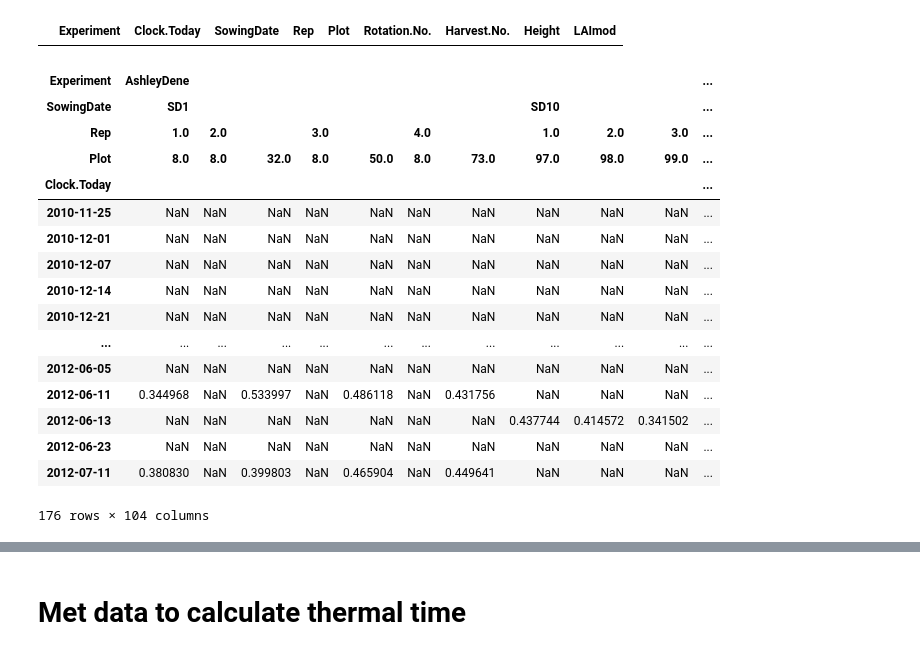
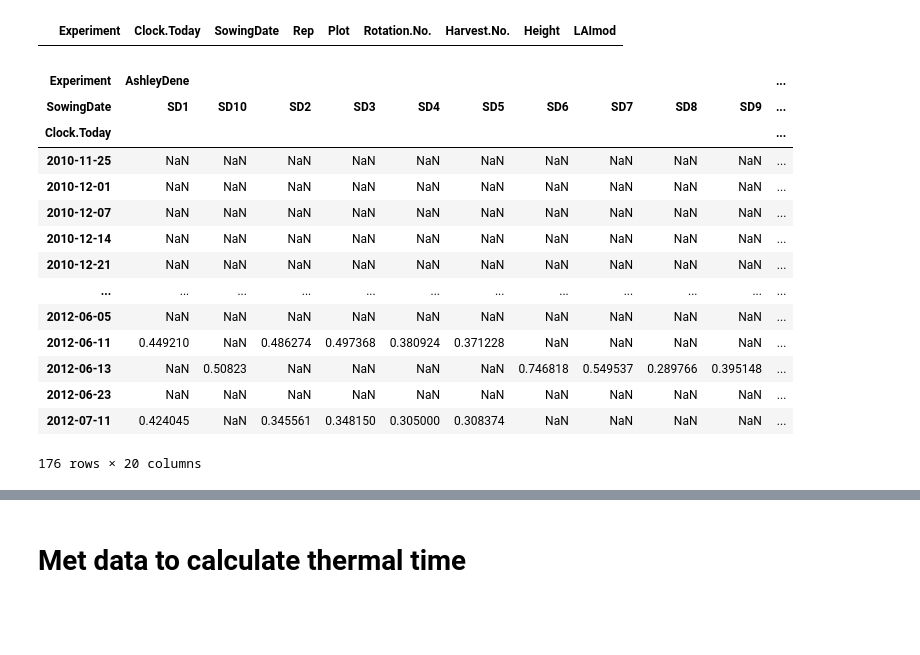
Before and after one commit to frank0434/Master, a Jupyter notebook: 02scripts/notebooks/SetUpLAIForSlurp.ipynb, the cells around one changed output, grey strips where cells are left out. Drawn from its saved outputs; the diff is of its cells as text; code cells hidden in the pictures; blank space fills up the shorter version.

```diff
--- a/02scripts/notebooks/SetUpLAIForSlurp.ipynb
+++ b/02scripts/notebooks/SetUpLAIForSlurp.ipynb
@@ -98,21 +98,18 @@ LAI_Height['k'] = 0.94
 LAI_Height['Date'] = pd.to_datetime(LAI_Height['Clock.Today']).dt.strftime('%Y %b')
 # %%
 LAI = LAI_Height.pivot_table(index = 'Clock.Today',
-                    columns=['Experiment', 'SowingDate',
-                             'Rep', 'Plot'],
+                    columns=['Experiment', 'SowingDate'],
                     values = 'LAImod')
 # Change the index to datetime tyep
 LAI.index = pd.to_datetime(LAI.index)
 # Rename the index name
 LAI.index.name = 'Clock.Today'
 # Normalise the datetime to midnight
 LAI.index = LAI.index.normalize()
 LAI
 # %% [output]
 | Experiment | AshleyDene |  |  |  |  |  |  |  |  |  | ... |
-| SowingDate | SD1 |  |  |  |  |  |  | SD10 |  |  | ... |
-| Rep | 1.0 | 2.0 |  | 3.0 |  | 4.0 |  | 1.0 | 2.0 | 3.0 | ... |
-| Plot | 8.0 | 8.0 | 32.0 | 8.0 | 50.0 | 8.0 | 73.0 | 97.0 | 98.0 | 99.0 | ... |
+| SowingDate | SD1 | SD10 | SD2 | SD3 | SD4 | SD5 | SD6 | SD7 | SD8 | SD9 | ... |
 | Clock.Today |  |  |  |  |  |  |  |  |  |  | ... |
 | 2010-11-25 | NaN | NaN | NaN | NaN | NaN | NaN | NaN | NaN | NaN | NaN | ... |
 | 2010-12-01 | NaN | NaN | NaN | NaN | NaN | NaN | NaN | NaN | NaN | NaN | ... |
@@ -121,8 +118,8 @@ LAI
 | 2010-12-21 | NaN | NaN | NaN | NaN | NaN | NaN | NaN | NaN | NaN | NaN | ... |
 | ... | ... | ... | ... | ... | ... | ... | ... | ... | ... | ... | ... |
 | 2012-06-05 | NaN | NaN | NaN | NaN | NaN | NaN | NaN | NaN | NaN | NaN | ... |
-| 2012-06-11 | 0.344968 | NaN | 0.533997 | NaN | 0.486118 | NaN | 0.431756 | NaN | NaN | NaN | ... |
-| 2012-06-13 | NaN | NaN | NaN | NaN | NaN | NaN | NaN | 0.437744 | 0.414572 | 0.341502 | ... |
+| 2012-06-11 | 0.449210 | NaN | 0.486274 | 0.497368 | 0.380924 | 0.371228 | NaN | NaN | NaN | NaN | ... |
+| 2012-06-13 | NaN | 0.50823 | NaN | NaN | NaN | NaN | 0.746818 | 0.549537 | 0.289766 | 0.395148 | ... |
 | 2012-06-23 | NaN | NaN | NaN | NaN | NaN | NaN | NaN | NaN | NaN | NaN | ... |
-| 2012-07-11 | 0.380830 | NaN | 0.399803 | NaN | 0.465904 | NaN | 0.449641 | NaN | NaN | NaN | ... |
+| 2012-07-11 | 0.424045 | NaN | 0.345561 | 0.348150 | 0.305000 | 0.308374 | NaN | NaN | NaN | NaN | ... |
-176 rows × 104 columns
+176 rows × 20 columns
```
Also changed, not shown: parts of 66 cells of this notebook, 1 other file.
